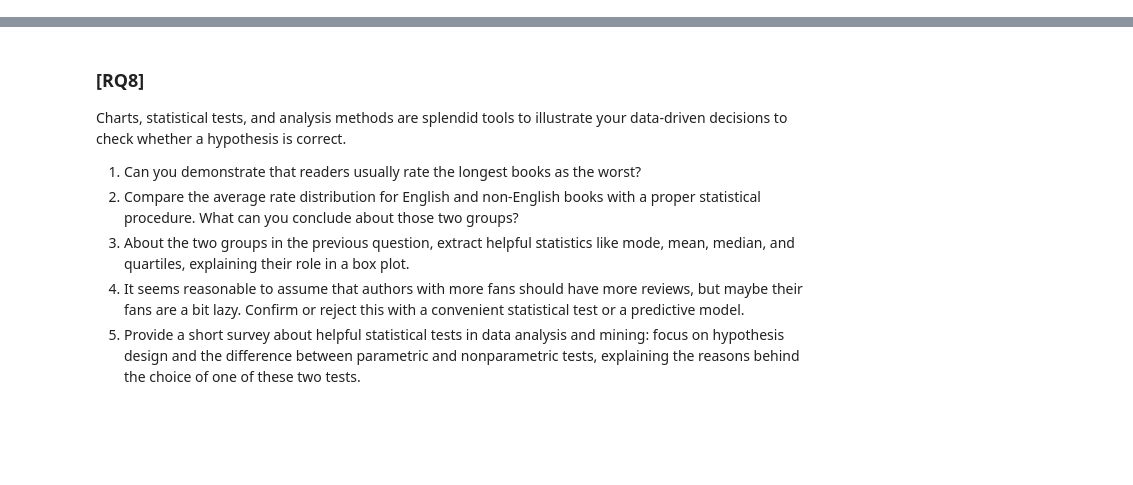
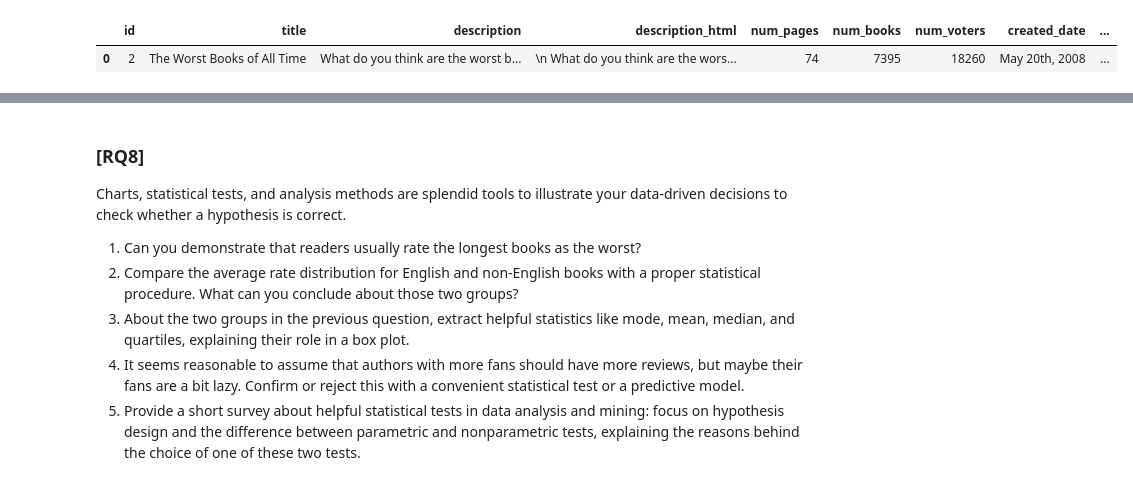
Before and after one commit to desterote753/ADM-HW2-Group3, a Jupyter notebook: rq8.ipynb, the cells around one changed output, grey strips where cells are left out. Cells and saved outputs as stored; diff of their text form; code cells hidden in the pictures; blank space fills up the shorter version.

```diff
--- a/rq8.ipynb
+++ b/rq8.ipynb
@@ -10,0 +232,18 @@ data_path = ["drive", "Othercomputers", "Mein_Laptop", "hw01_lighter_updated"]
+# %%
+# assessing the books inside the list "The Worst Books of All Time".
+df_new = None # for the sake of RAM
+list_df = None
+chunksize = 10**4
+nrows = None # 2*10**4
+flag = True
+
+start = perf_counter()
+for chunk in pd.read_json(os.path.join( *data_path, 'list' + ".json") , lines=True, chunksize=chunksize, nrows=nrows):
+    processed_rows += len(chunk)
+    chunk = chunk[chunk['title']=="The Worst Books of All Time"]
+    if flag:
+        list_df = chunk
+        flag = False
+    else:
+        list_df = pd.concat([list_df, chunk], axis=0)
+    print('processed rows:', processed_rows)
@@ -10,0 +260,5 @@ data_path = ["drive", "Othercomputers", "Mein_Laptop", "hw01_lighter_updated"]
+# %%
+list_df
+# %% [output]
+|  | id | title | description | description_html | num_pages | num_books | num_voters | created_date | ... |
+| 0 | 2 | The Worst Books of All Time | What do you think are the worst b... | \n What do you think are the wors... | 74 | 7395 | 18260 | May 20th, 2008 | ... |
```
Also changed, not shown: parts of 36 cells of this notebook.
